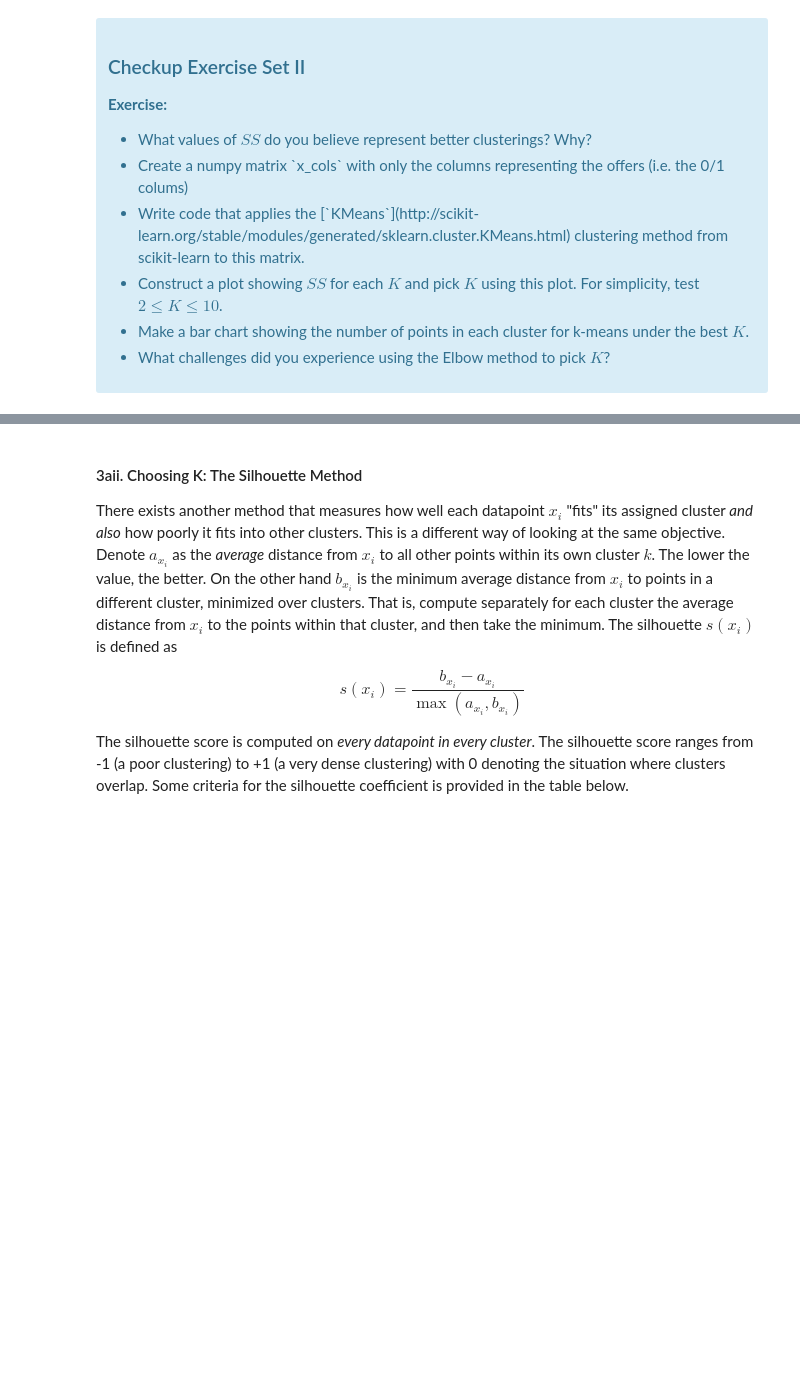
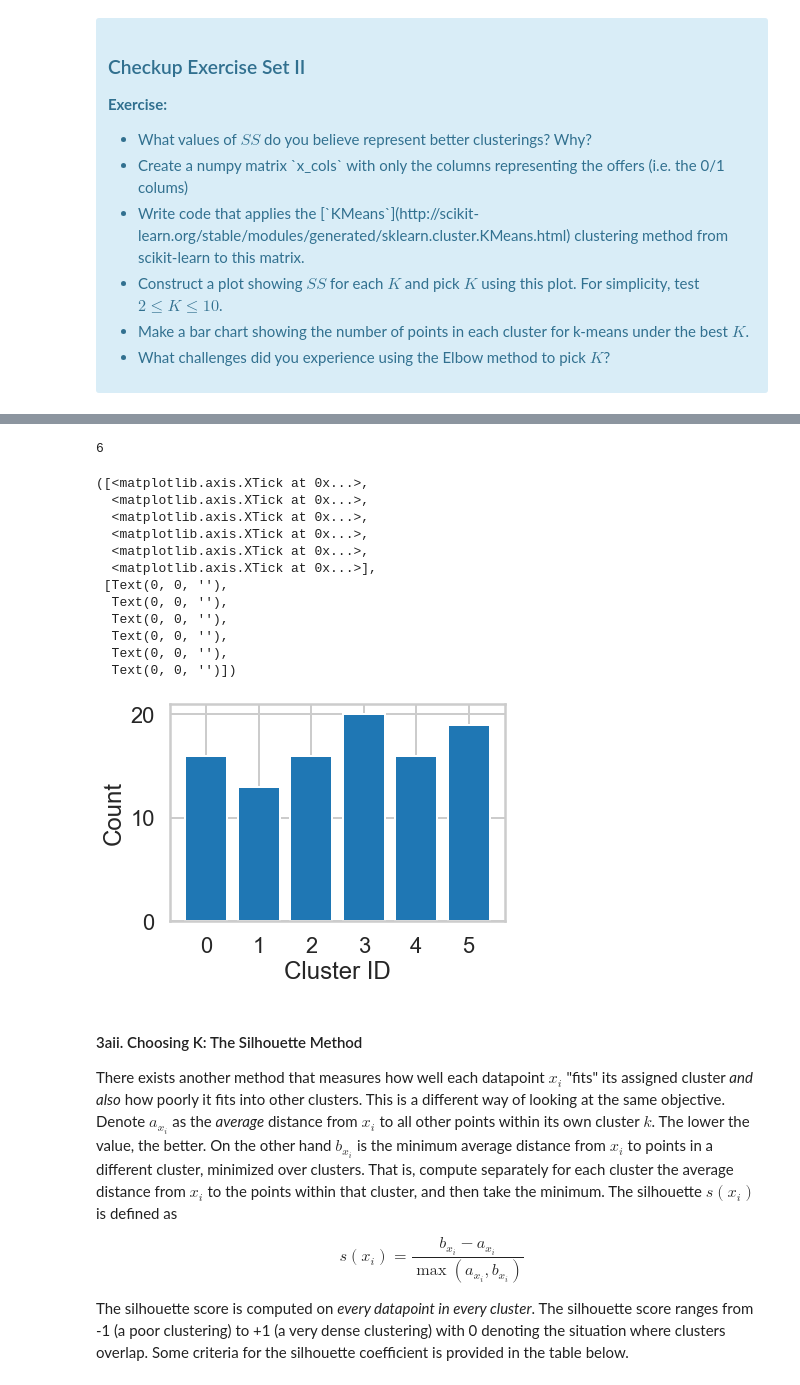
Before and after one commit to CompleteAlgoTrader/Springboard, a Jupyter notebook: Clustering Case Study - Customer Segmentation with K-Means - Tier 1.ipynb, the cells around one changed output, grey strips where cells are left out. Saved outputs shown, nothing was run; the diff lists cells and outputs as text; code cells hidden in the pictures; blank space fills up the shorter version.

```diff
--- a/Clustering Case Study - Customer Segmentation with K-Means - Tier 1.ipynb
+++ b/Clustering Case Study - Customer Segmentation with K-Means - Tier 1.ipynb
@@ -163,17 +191,32 @@ plt.ylabel("Sum of Squares")
 # %%
 # What is the best K? Fill in the assignment below appropriately
-best_K = _ _ _
+best_K = 6
 assignments_best_K = assignments[str(best_K)]
 counts = np.bincount(assignments_best_K)
 print(len(counts))
 
 # Call bar() on plt, with parameters range(best_K), counts, and align = 'center'
-_ _ _._ _ _()
+plt.bar(range(best_K), counts, align = 'center')
 
 # Label the axes
-plt._ _ _("Cluster ID")
-plt._ _ _("Count")
+plt.xlabel("Cluster ID")
+plt.ylabel("Count")
 plt.xticks(range(best_K))
+# %% [output]
+6
+([<matplotlib.axis.XTick at 0x...>,
+  <matplotlib.axis.XTick at 0x...>,
+  <matplotlib.axis.XTick at 0x...>,
+  <matplotlib.axis.XTick at 0x...>,
+  <matplotlib.axis.XTick at 0x...>,
+  <matplotlib.axis.XTick at 0x...>],
+ [Text(0, 0, ''),
+  Text(0, 0, ''),
+  Text(0, 0, ''),
+  Text(0, 0, ''),
+  Text(0, 0, ''),
+  Text(0, 0, '')])
+[figure, added]
 # %% [markdown]
 #### 3aii. Choosing K: The Silhouette Method
 
```
Also changed, not shown: parts of 7 cells of this notebook.
